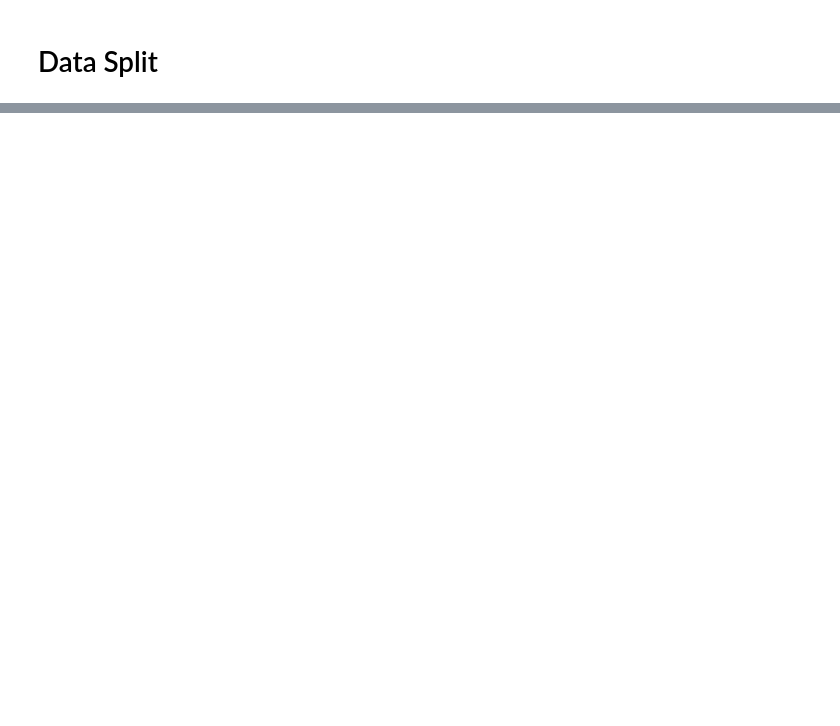
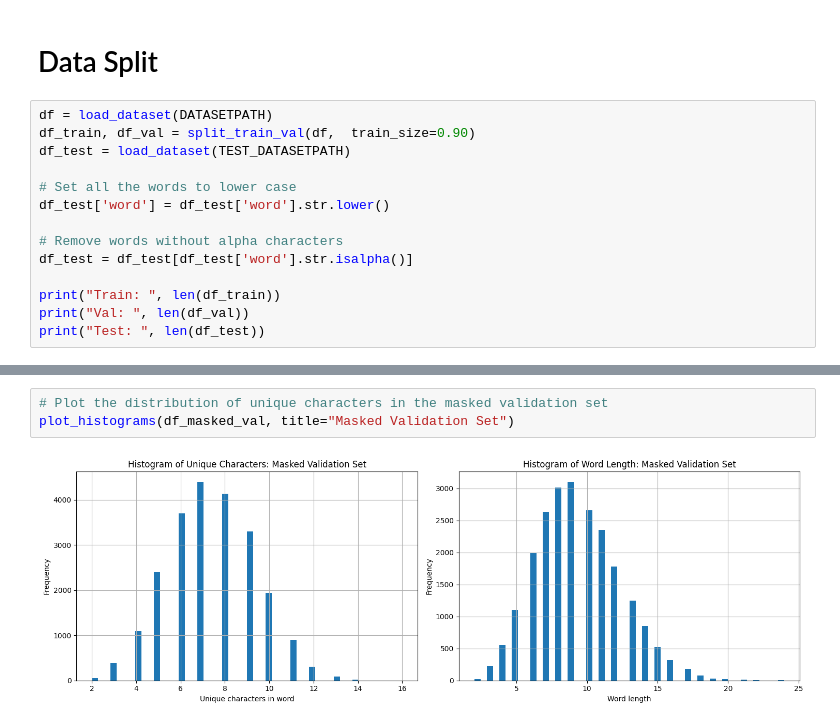
Before and after one commit to ZosoV/hangman_bert, a Jupyter notebook: DataExploration.ipynb, the cells around one changed output, grey strips where cells are left out. Drawn from its saved outputs; the diff is of its cells as text; blank space fills up the shorter version.

```diff
--- a/DataExploration.ipynb
+++ b/DataExploration.ipynb
@@ -305,2 +329,16 @@ plot_pmi_matrix(test_char_pmi, title="Test PMI Matrix")
 # %% [markdown]
 # Data Split
+# %%
+df = load_dataset(DATASETPATH)
+df_train, df_val = split_train_val(df,  train_size=0.90)
+df_test = load_dataset(TEST_DATASETPATH)
+
+# Set all the words to lower case
+df_test['word'] = df_test['word'].str.lower()
+
+# Remove words without alpha characters
+df_test = df_test[df_test['word'].str.isalpha()]
+
+print("Train: ", len(df_train))
+print("Val: ", len(df_val))
+print("Test: ", len(df_test))
@@ -306,0 +451,5 @@ plot_pmi_matrix(test_char_pmi, title="Test PMI Matrix")
+# %%
+# Plot the distribution of unique characters in the masked validation set
+plot_histograms(df_masked_val, title="Masked Validation Set")
+# %% [output]
+[figure, added]
```
Also changed, not shown: parts of 12 cells of this notebook, 1 other file.
